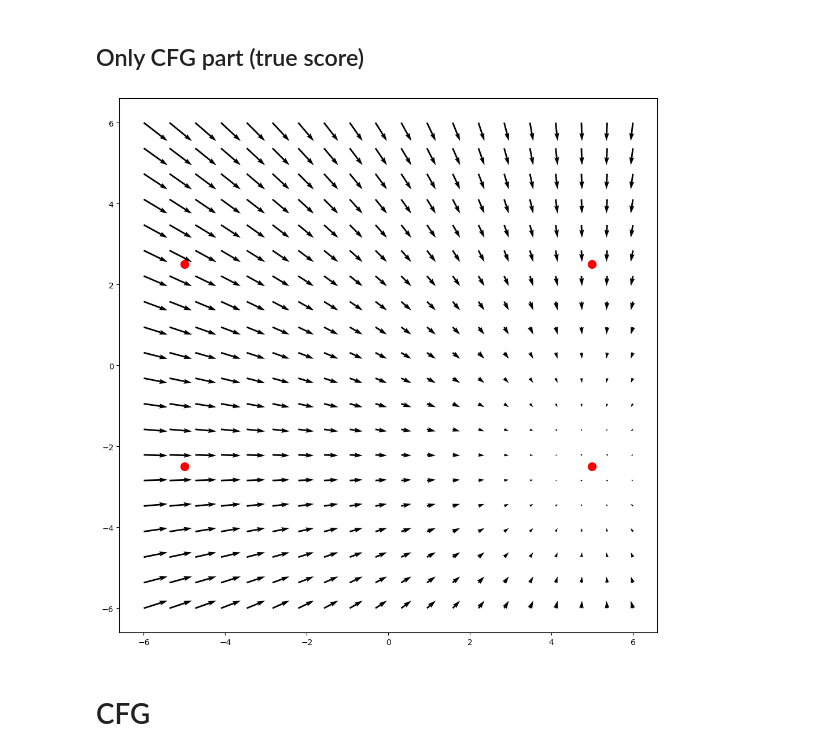
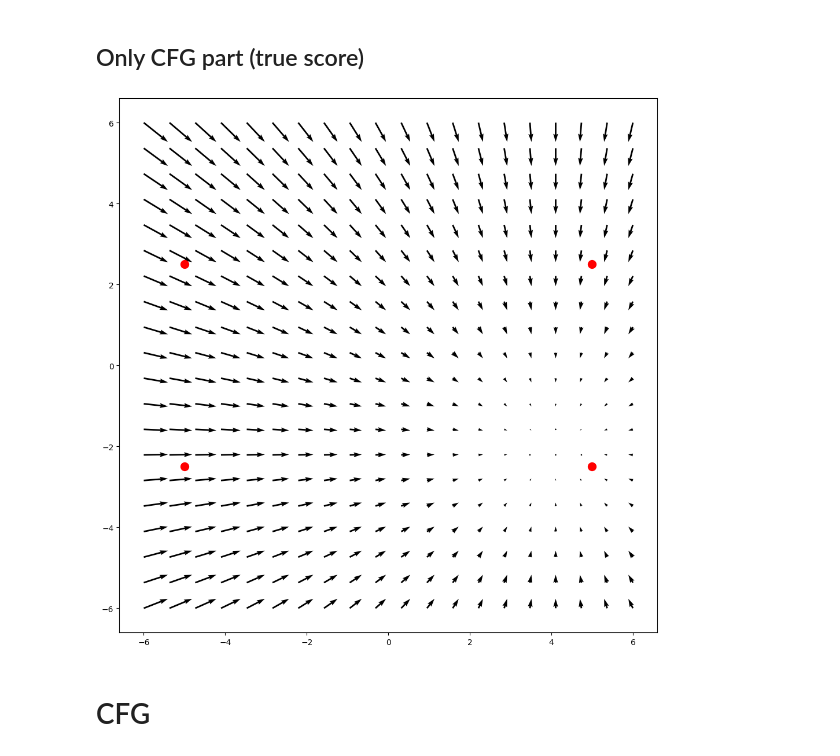
Before and after one commit to krunolp/cfg_theory, a Jupyter notebook: 2dgauss.ipynb, the cells around one changed output. Cells and saved outputs as stored; diff of their text form; code cells hidden in the pictures.

```diff
--- a/2dgauss.ipynb
+++ b/2dgauss.ipynb
@@ -9,9 +9,9 @@ import matplotlib.pyplot as plt
 # %%
 m1 = torch.tensor([5.,0.])
 m2 = torch.tensor([0., 2.5])
-t = torch.tensor([.1])
+t = .1
 dt = 0.01
-sigma = torch.tensor([3.1])
+sigma = 3.
 min_val = -6
 max_val = 6
 # %%
@@ -41,6 +50,8 @@ def compute_S_i_t(x, t, m1, m2, Gamma_t, label=None, omega=None):
 # %%
 def get_vf(m1, m2, score_func, t, dt, sigma, n=10, min=-5, max=5, label=0, plot=False, omega=None):
+    t, sigma = torch.tensor(t), torch.tensor(sigma)
     Gamma_t = sigma**2*torch.exp(-2*t) + dt
+
     xx, yy = torch.meshgrid(
     [torch.linspace(min, max, steps=n)]*2, indexing='ij')
     inp = torch.stack((xx, yy), dim=-1).reshape(-1, 2)
@@ -53,7 +64,7 @@ def get_vf(m1, m2, score_func, t, dt, sigma, n=10, min=-5, max=5, label=0, plot=
     inp = inp.reshape(n, n, 2).detach().numpy()
 
     if plot:
-        plt.figure(figsize=(12, 12))
+        plt.figure(figsize=(8, 8))
         plt.quiver(inp[:,:,0],inp[:,:,1],conc[:,:,0],conc[:,:,1])
         for plots in [m1+m2, m1-m2, -m1+m2, -m1-m2]:
             plt.scatter(plots[0], plots[1], color='r', s=100)
@@ -100,7 +107,7 @@ def cond_score(x, t, m1, m2, Gamma_t, label=0, omega=None):
 # %%
-inp, conc = get_vf(m1, m2, cond_score, t, dt, sigma, n=20, min=-6, max=6, plot=True, label=0)
+inp, conc = get_vf(m1, m2, cond_score, t=0.2, dt=0.01, sigma=1., n=20, min=-6, max=6, plot=True)
 # %% [output]
-[figure, old version]
+[figure, new version]
 # %%
 generate_gif('cond_score', cond_score, m1, m2, dt, sigma, min_val, max_val, label=0)
 # %% [markdown]
```
Also changed, not shown: parts of 22 cells of this notebook, 1 other file.
